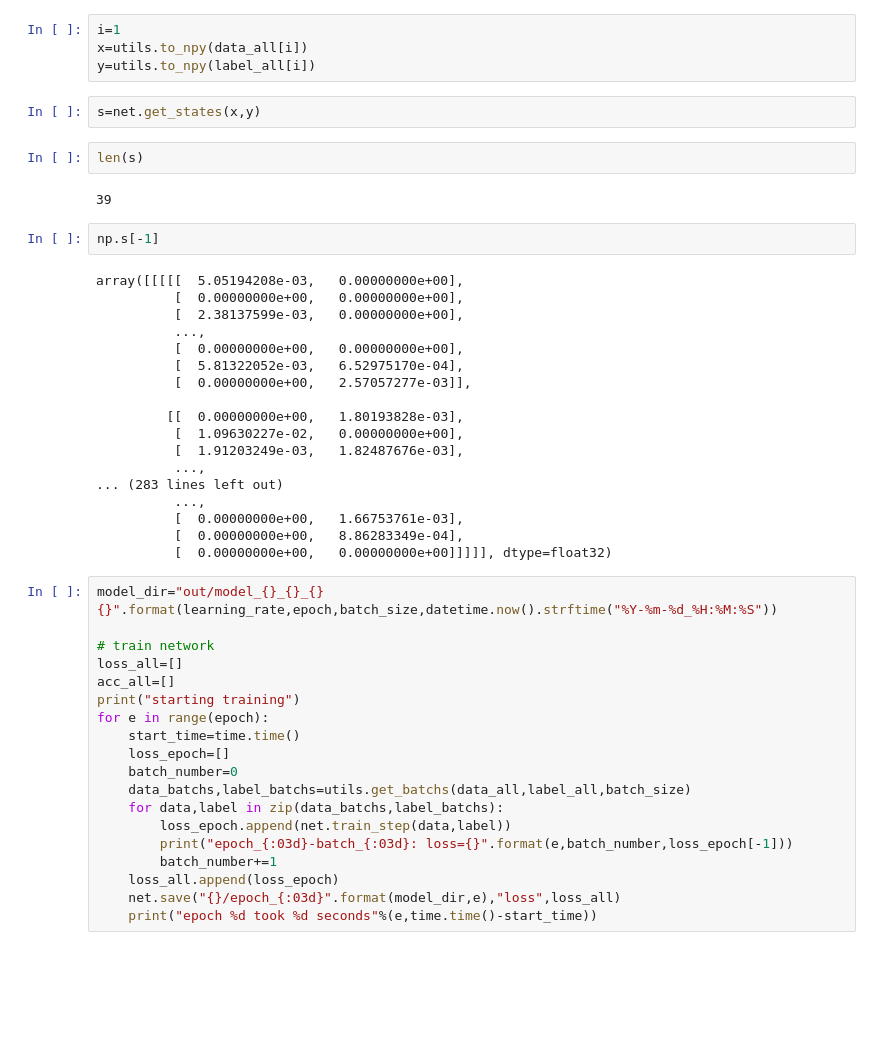
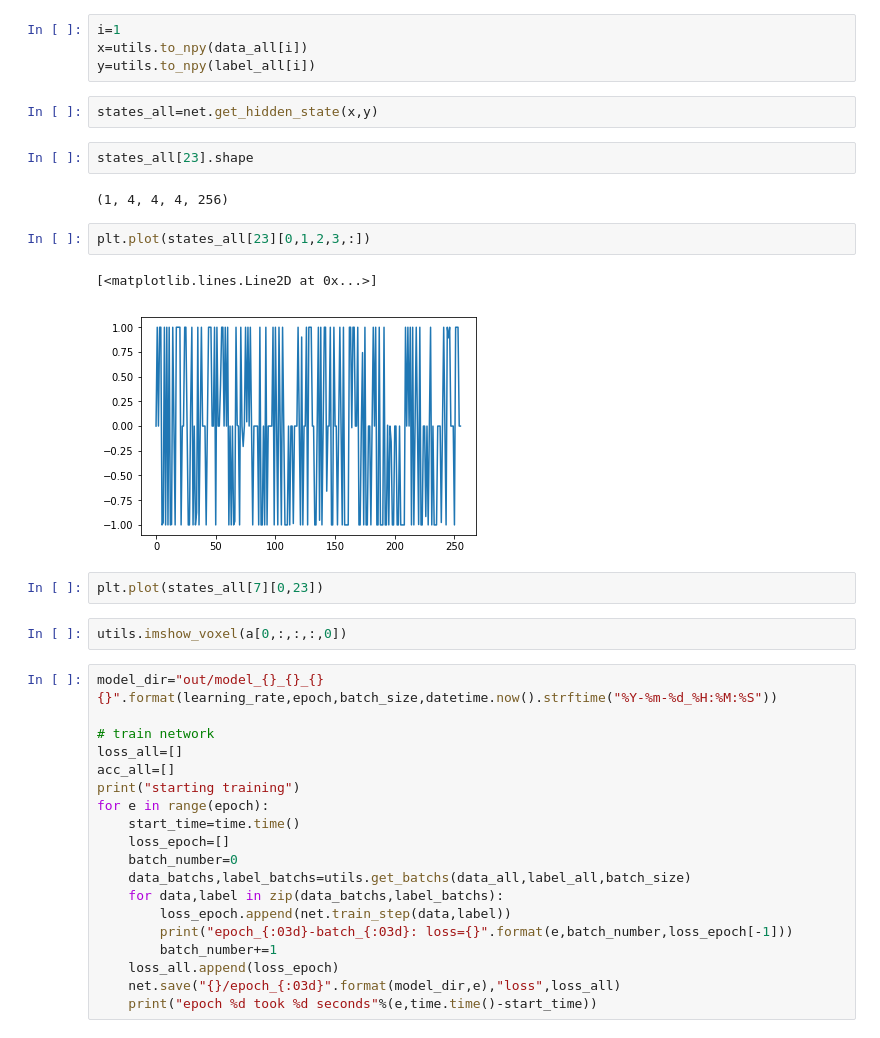
Before and after one commit to micmelesse/3D-reconstruction-with-Neural-Networks, a Jupyter notebook: demo.ipynb, the cells around one changed output. Cells and saved outputs as stored; diff of their text form; blank space fills up the shorter version.

```diff
--- a/demo.ipynb
+++ b/demo.ipynb
@@ -49,31 +49,20 @@ i=1
 x=utils.to_npy(data_all[i])
 y=utils.to_npy(label_all[i])
 # %%
-s=net.get_states(x,y)
+states_all=net.get_hidden_state(x,y)
-# %%
-len(s)
-# %% [output]
-39
-# %%
-np.s[-1]
-# %% [output]
-array([[[[[  5.05194208e-03,   0.00000000e+00],
-          [  0.00000000e+00,   0.00000000e+00],
-          [  2.38137599e-03,   0.00000000e+00],
-          ...,
-          [  0.00000000e+00,   0.00000000e+00],
-          [  5.81322052e-03,   6.52975170e-04],
-          [  0.00000000e+00,   2.57057277e-03]],
-
-         [[  0.00000000e+00,   1.80193828e-03],
-          [  1.09630227e-02,   0.00000000e+00],
-          [  1.91203249e-03,   1.82487676e-03],
-          ...,
-... (283 lines left out)
-          ...,
-          [  0.00000000e+00,   1.66753761e-03],
-          [  0.00000000e+00,   8.86283349e-04],
-          [  0.00000000e+00,   0.00000000e+00]]]]], dtype=float32)
+# %%
+states_all[23].shape
+# %% [output]
+(1, 4, 4, 4, 256)
+# %%
+plt.plot(states_all[23][0,1,2,3,:])
+# %% [output]
+[<matplotlib.lines.Line2D at 0x...>]
+[figure, added]
+# %%
+plt.plot(states_all[7][0,23])
+# %%
+utils.imshow_voxel(a[0,:,:,:,0])
 # %%
 model_dir="out/model_{}_{}_{} {}".format(learning_rate,epoch,batch_size,datetime.now().strftime("%Y-%m-%d_%H:%M:%S"))
 
```
Also changed, not shown: 1 other file.
